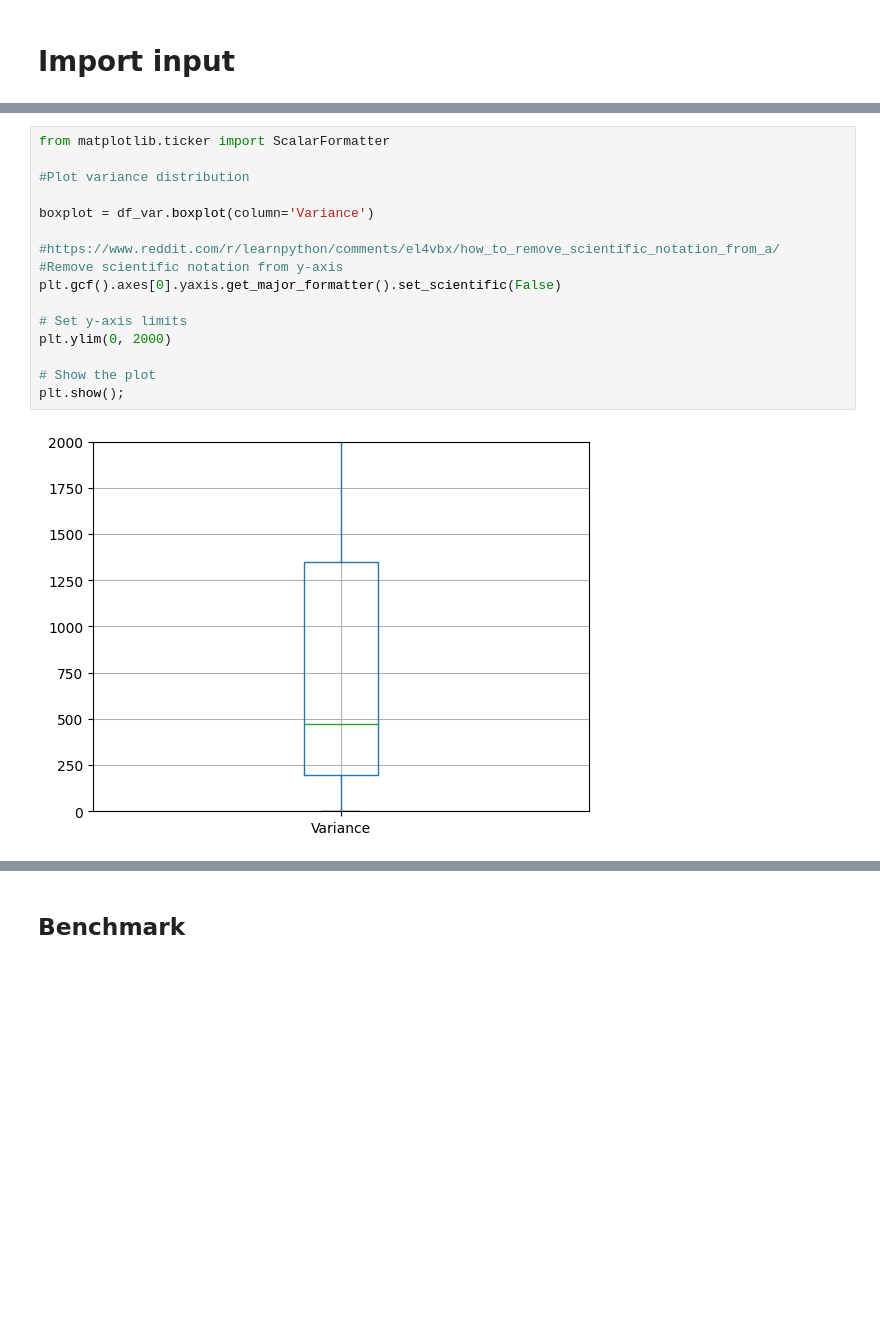
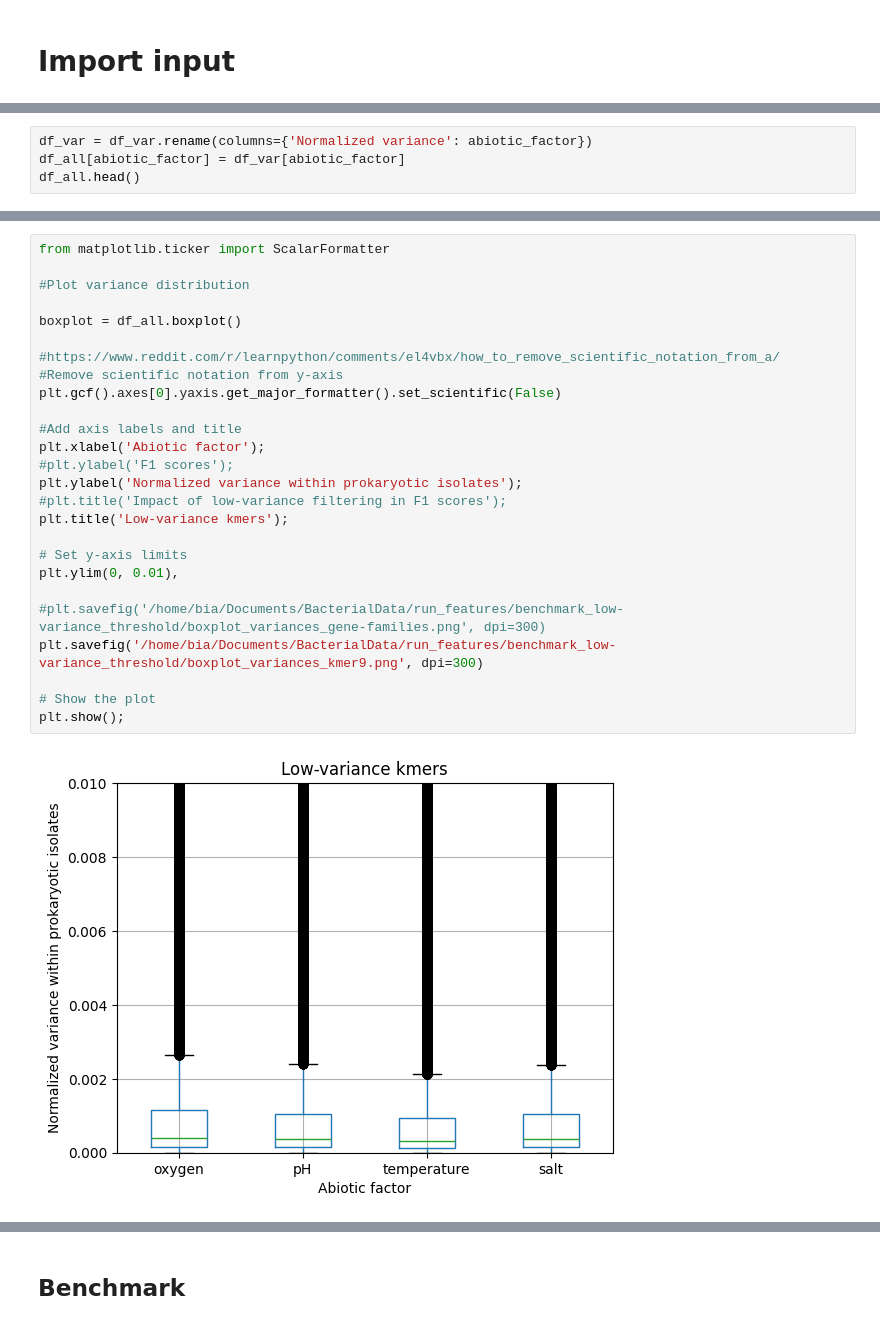
Before and after one commit to ProfHeydeFranca/BacterialData, a Jupyter notebook: run_features/scripts/remove_zero-variance.ipynb, the cells around one changed output, grey strips where cells are left out. Saved outputs shown, nothing was run; the diff lists cells and outputs as text; blank space fills up the shorter version.

```diff
--- a/run_features/scripts/remove_zero-variance.ipynb
+++ b/run_features/scripts/remove_zero-variance.ipynb
@@ -247,0 +143,4 @@ Shape of the input dataframe: (3418, 20142)
+# %%
+df_var = df_var.rename(columns={'Normalized variance': abiotic_factor})
+df_all[abiotic_factor] = df_var[abiotic_factor]
+df_all.head()
@@ -248,18 +154,28 @@ Shape of the input dataframe: (3418, 20142)
 # %%
 from matplotlib.ticker import ScalarFormatter
 
 #Plot variance distribution
 
-boxplot = df_var.boxplot(column='Variance')
+boxplot = df_all.boxplot()
 
 #https://www.reddit.com/r/learnpython/comments/el4vbx/how_to_remove_scientific_notation_from_a/
 #Remove scientific notation from y-axis
 plt.gcf().axes[0].yaxis.get_major_formatter().set_scientific(False)
 
+#Add axis labels and title
+plt.xlabel('Abiotic factor');
+#plt.ylabel('F1 scores');
+plt.ylabel('Normalized variance within prokaryotic isolates');
+#plt.title('Impact of low-variance filtering in F1 scores');
+plt.title('Low-variance kmers');
+
 # Set y-axis limits
-plt.ylim(0, 2000)
+plt.ylim(0, 0.01),
+
+#plt.savefig('/home/bia/Documents/BacterialData/run_features/benchmark_low-variance_threshold/boxplot_variances_gene-families.png', dpi=300)
+plt.savefig('/home/bia/Documents/BacterialData/run_features/benchmark_low-variance_threshold/boxplot_variances_kmer9.png', dpi=300)
 
 # Show the plot
 plt.show();
 # %% [output]
-[figure, old version]
+[figure, new version]
```
Also changed, not shown: parts of 18 cells of this notebook, 2 other files.
